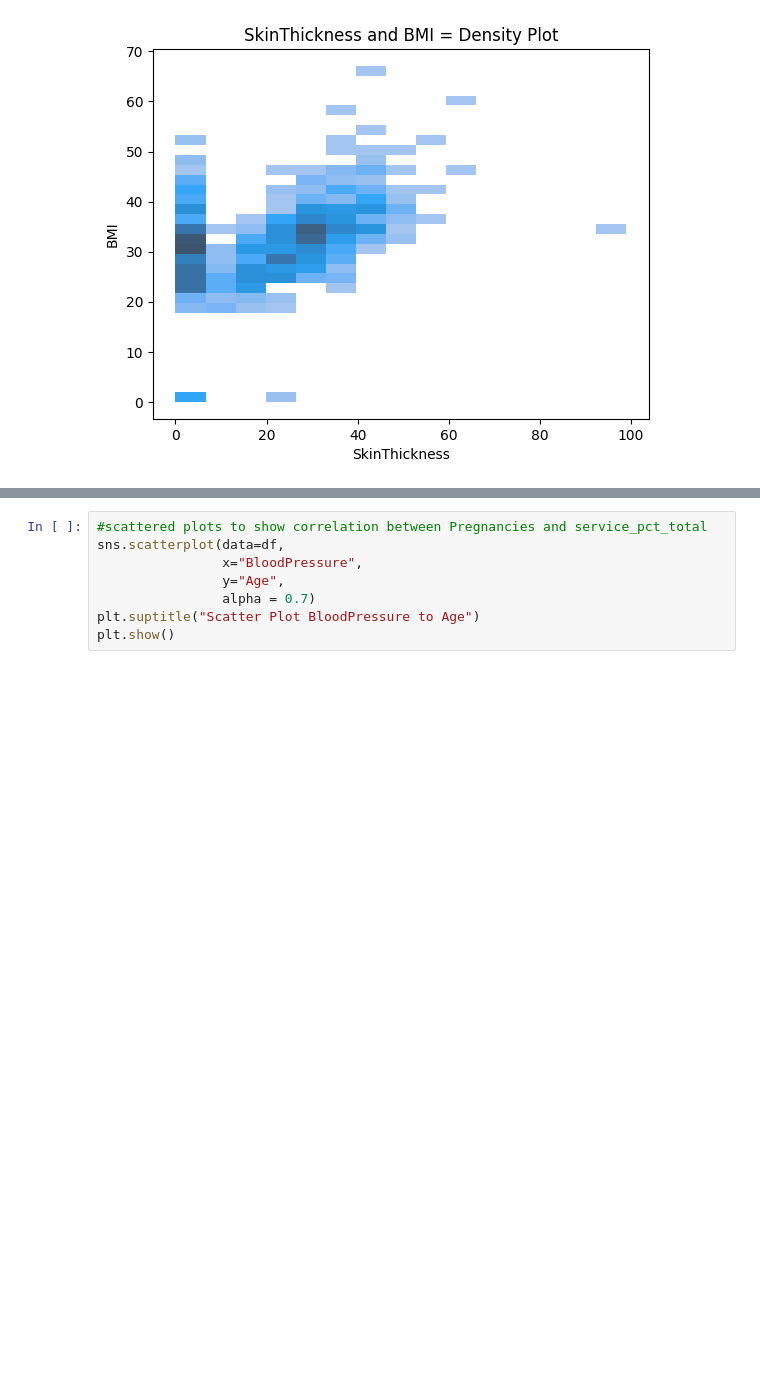
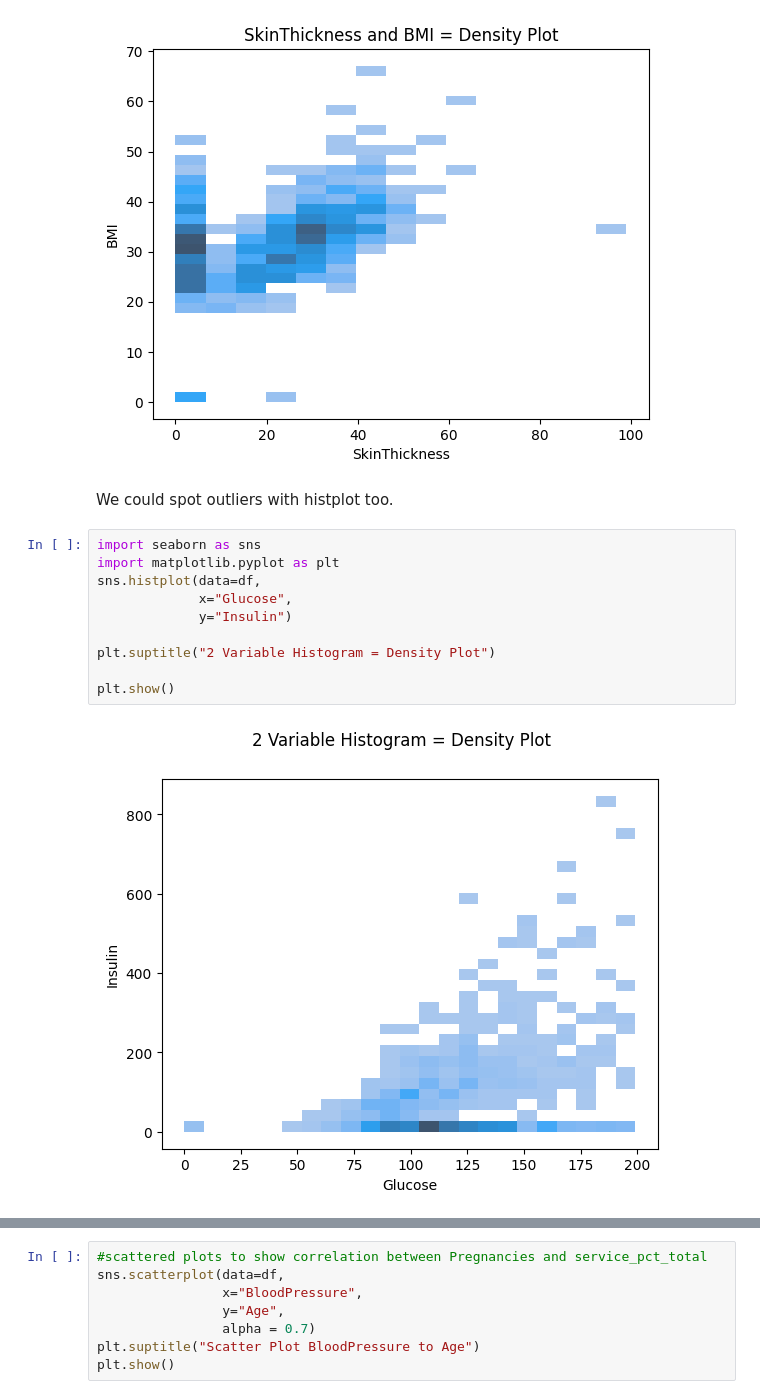
Before and after one commit to Oluyomy/ml-project-supervised-learning, a Jupyter notebook: MLSupervisedLearningproject.ipynb, the cells around one changed output, grey strips where cells are left out. Drawn from its saved outputs; the diff is of its cells as text; blank space fills up the shorter version.

```diff
--- a/MLSupervisedLearningproject.ipynb
+++ b/MLSupervisedLearningproject.ipynb
@@ -111,3 +113,17 @@ plt.title("SkinThickness and BMI = Density Plot")
 plt.show()
 # %% [output]
 [figure]
+# %% [markdown]
+We could spot outliers with histplot too.
+# %%
+import seaborn as sns
+import matplotlib.pyplot as plt
+sns.histplot(data=df,
+             x="Glucose",
+             y="Insulin")
+
+plt.suptitle("2 Variable Histogram = Density Plot")
+
+plt.show()
+# %% [output]
+[figure, added]
```
Also changed, not shown: parts of 15 cells of this notebook.
